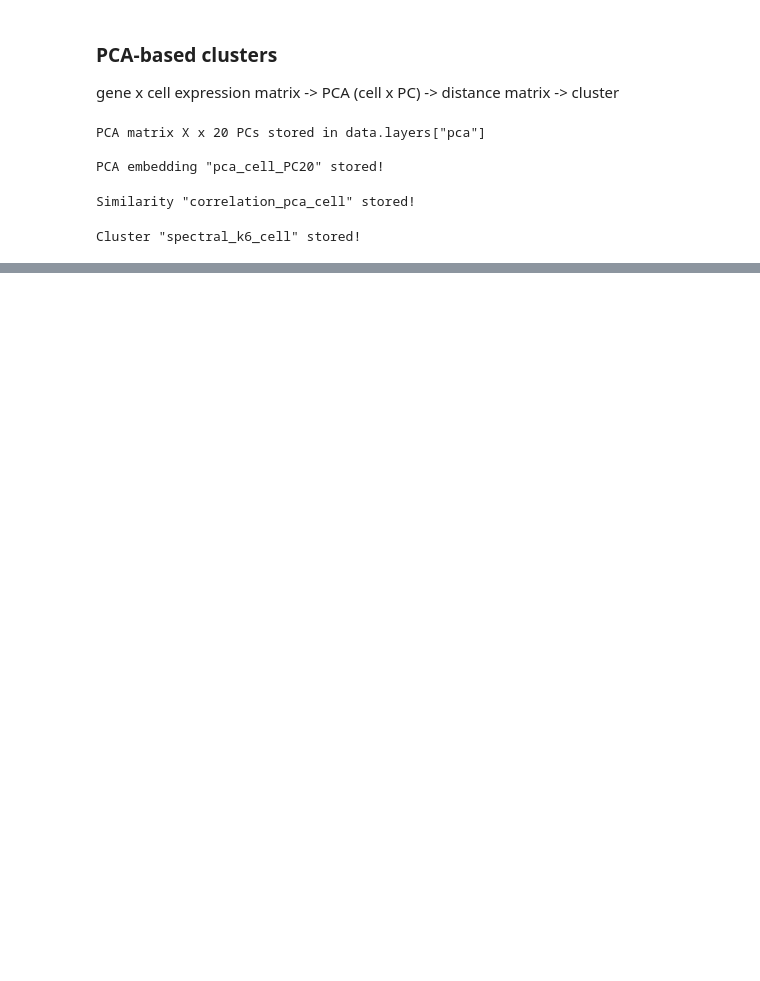
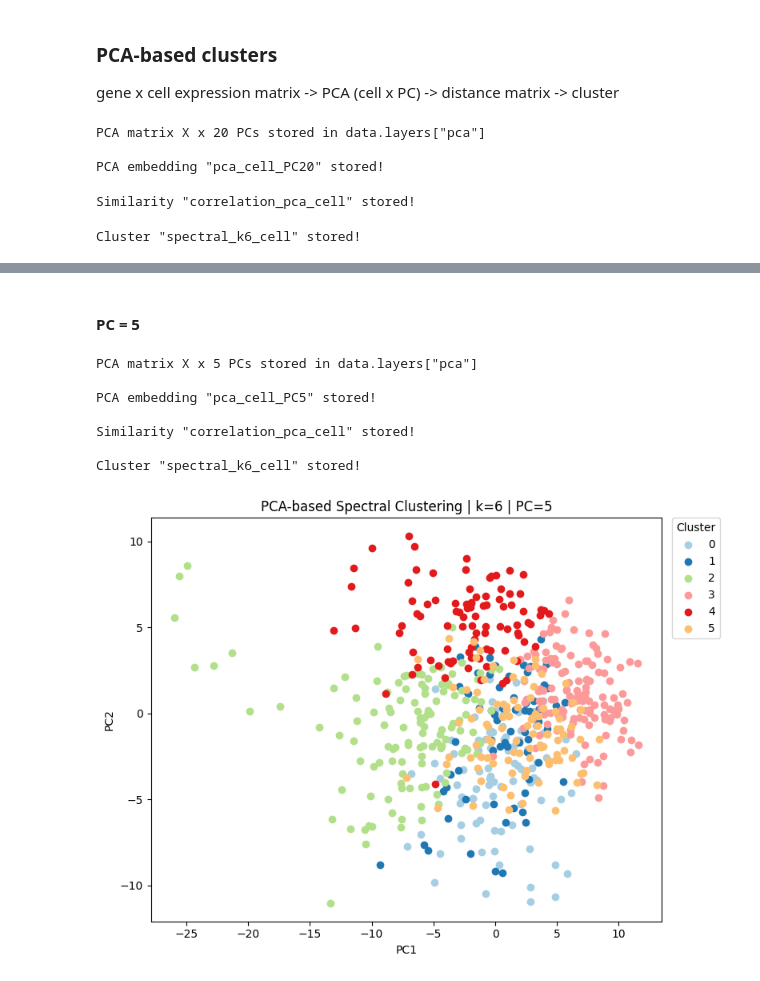
Before and after one commit to csw128/hdadata-package, a Jupyter notebook: test1.ipynb, the cells around one changed output, grey strips where cells are left out. Cells and saved outputs as stored; diff of their text form; code cells hidden in the pictures; blank space fills up the shorter version.

```diff
--- a/test1.ipynb
+++ b/test1.ipynb
@@ -7,14 +9,8 @@ hdata = hda.load_scifate()
 
 gene x cell expression matrix -> distance matrix -> cluster -> visualize with PCA
 # %%
-# Get top 1000 HVGs
-genes_2000 = hdata.get_highly_variable_genes(n=2000)
-
-# Get 100 random cells for each timepoint
-cells_600 = hdata.get_timepoint_cells(n=100)   # 100 x 6 time points
-
 # Initialize a temporary subset object for the selected cells
-subset_cells_ = hdata[genes_2000, cells_600]  # 2000 genes x 600 cells
+subset_cells_ = hdata[:2000, :600]  # 2000 genes x 600 cells
 # %%
 # Compute cell-cell similarity of the selected cells using normalized gene expression values
 hdata.compute_similarity(
@@ -111,0 +113,50 @@ hda.visualize.scatter(
+# %% [markdown]
+#### PC = 5
+# %%
+# PCA for representation - cell x PC matrix
+hdata.compute_PCA(
+    data=subset_cells_,
+    key="X",
+    kind="cell",
+    n_pc=5
+)
+
+pc_matrix = hdata.layers["pca"]
+
+# Compute cell-cell distance matrix in PC space
+hdata.compute_similarity(
+    data=subset_cells_,
+    key="pca",
+    method="correlation"
+)
+
+sim1 = hdata.similarities["correlation_pca_cell"]
+
+# Cluster in PC space
+hdata.cluster_spectral(
+    sim=sim1,
+    kind="cell",
+    k=6
+)
+
+cl1= hdata.clusters["spectral_k6_cell"]
+
+# Reuse the embeddings already stored by compute_PCA
+em1= hdata.embeddings['pca_cell_PC5']
+
+# Visualize
+hda.visualize.scatter(
+    cluster=cl1,
+    embedding=em1,
+    title="PCA-based Spectral Clustering | k=6 | PC=5",
+    show_label=False
+)
+# %% [output]
+PCA matrix X x 5 PCs stored in data.layers["pca"]
+
+PCA embedding "pca_cell_PC5" stored!
+
+Similarity "correlation_pca_cell" stored!
+
+Cluster "spectral_k6_cell" stored!
+[figure, added]
```
Also changed, not shown: parts of 20 cells of this notebook, 5 other files.
